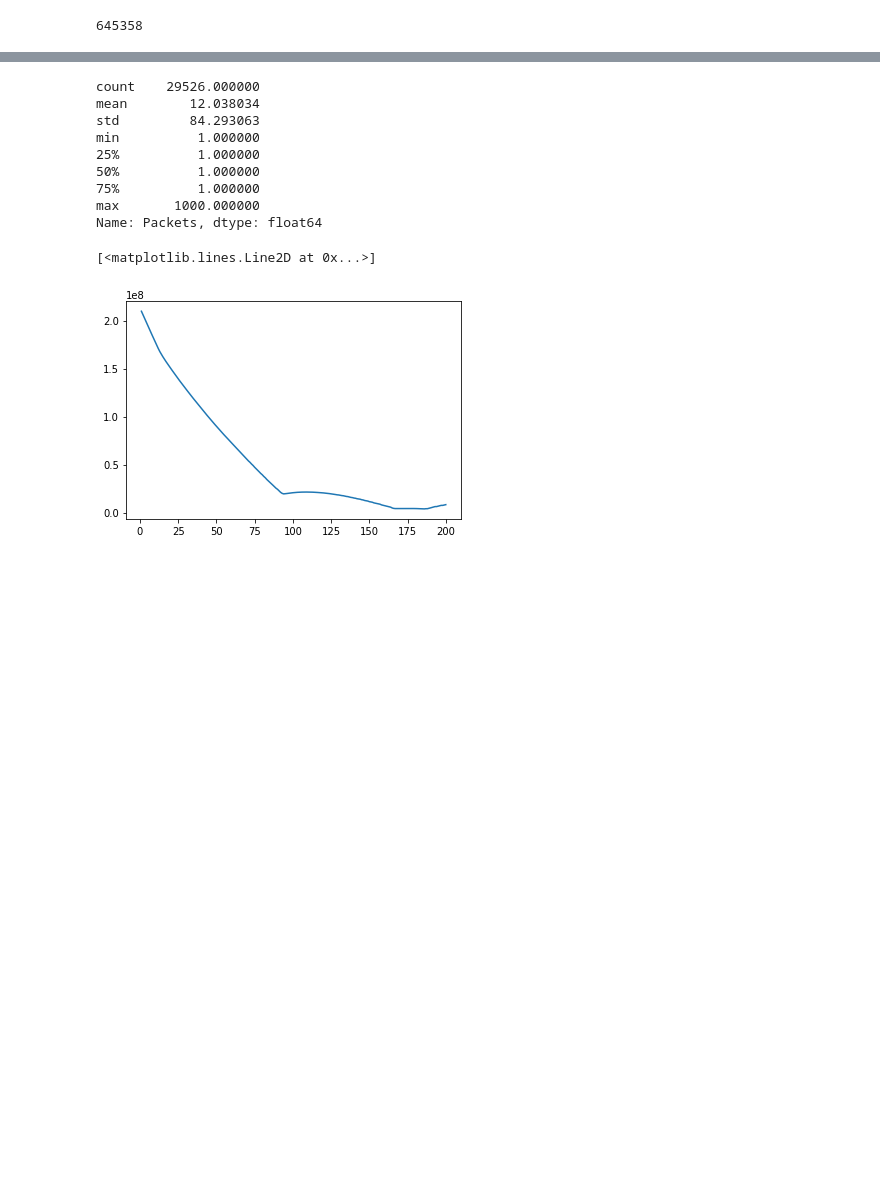
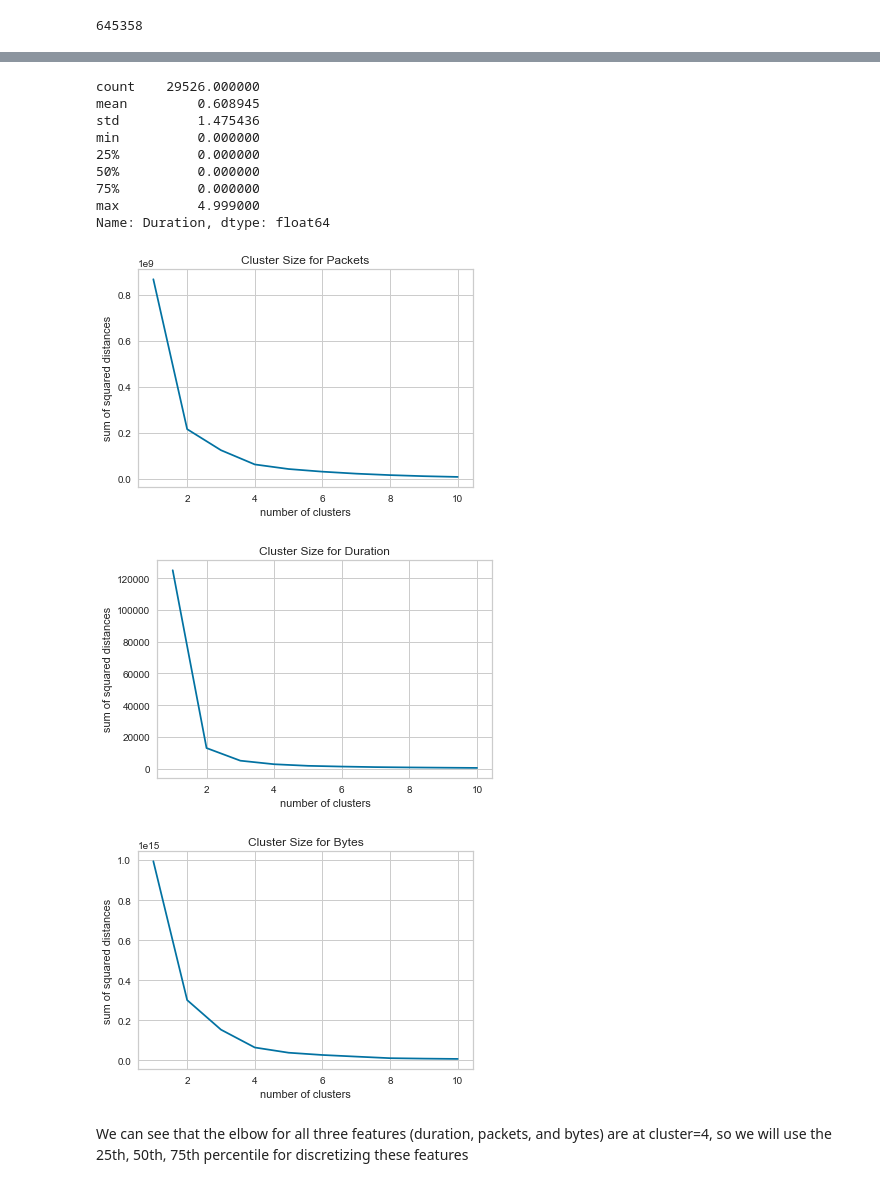
Before and after one commit to enreina/cs4035-lab, a Jupyter notebook: lab3/flow_discretization_task.ipynb, the cells around one changed output, grey strips where cells are left out. Saved outputs shown, nothing was run; the diff lists cells and outputs as text; code cells hidden in the pictures; blank space fills up the shorter version.

Commit message:
select percentiles & discretize packets, duration, and bytes

```diff
--- a/lab3/flow_discretization_task.ipynb
+++ b/lab3/flow_discretization_task.ipynb
@@ -20,7 +21,7 @@ dataset.head()
 # %% [markdown]
 First, let's remove all background flows
 # %%
-dataset = dataset.loc[dataset['Label'] != 'Background']
+dataset = dataset[dataset['Label'] != 'Background']
 dataset.head()
 # %% [output]
 |  | Date | Start | Duration | Protocol | Source_IP | -> | Destination_IP | Flags | Tos | Packets | ... |
@@ -83,34 +74,38 @@ infected_flow_sample.head()
 | 300158 | 2011-08-18 | 2011-08-18 10:38:00.705 | 0.000 | UDP | 147.32.80.9 | -> | 147.32.84.165 | INT | 0 | 1 | ... |
 | 300159 | 2011-08-18 | 2011-08-18 10:38:00.706 | 0.043 | TCP | 147.32.84.165 | -> | 74.125.232.206 | SRPA_ | 0 | 4 | ... |
 # %%
-infected_flow_sample['Packets'].describe()
+infected_flow_sample['Duration'].describe()
 # %% [output]
 count    29526.000000
-mean        12.038034
-std         84.293063
-min          1.000000
-25%          1.000000
-50%          1.000000
-75%          1.000000
-max       1000.000000
-Name: Packets, dtype: float64
+mean         0.608945
+std          1.475436
+min          0.000000
+25%          0.000000
+50%          0.000000
+75%          0.000000
+max          4.999000
+Name: Duration, dtype: float64
-# %%
-# ELBOW method
-max_k = 200
-packets = infected_flow_sample['Packets'].sort_values()
-sse_list = []
-for k in range(1,max_k+1):
-    sse = 0
-    clusters = np.array_split(packets,k)
-    for ii in range(k):
-        # calculate mean of the cluster
-        current_cluster = clusters[ii]
-        cluster_mean = np.mean(current_cluster)
-        # for each data point, calculate squared error
-        for datapoint in current_cluster:
-            sse = sse + pow(datapoint - cluster_mean,2)
-    sse_list.append(sse)
-plt.plot(range(1,max_k+1), sse_list)
-# %% [output]
-[<matplotlib.lines.Line2D at 0x...>]
-[figure, removed]
+# %%
+def plot_elbow(samples, feature="Packets", max_k=10):
+    datapoints = samples[feature].sort_values()
+    sse_list = []
+    for k in range(1,max_k+1):
+        sse = 0
+        _,_,sse = k_means(np.array(datapoints).reshape(-1,1), k)
+        sse_list.append(sse)
+    plt.figure()
+    plt.plot(range(1,len(sse_list)+1), sse_list)
+    plt.xlabel("number of clusters")
+    plt.ylabel("sum of squared distances")
+    plt.title("Cluster Size for " + feature)
+# %%
+samples = dataset.sample(frac=0.1) # use only 10% of data
+plot_elbow(samples, "Packets", 10)
+plot_elbow(samples, "Duration", 10)
+plot_elbow(samples, "Bytes", 10)
+# %% [output]
+[figure, added]
+[figure, added]
+[figure, added]
+# %% [markdown]
+We can see that the elbow for all three features (duration, packets, and bytes) are at cluster=4, so we will use the 25th, 50th, 75th percentile for discretizing these features
```
Also changed, not shown: parts of 5 cells of this notebook.
